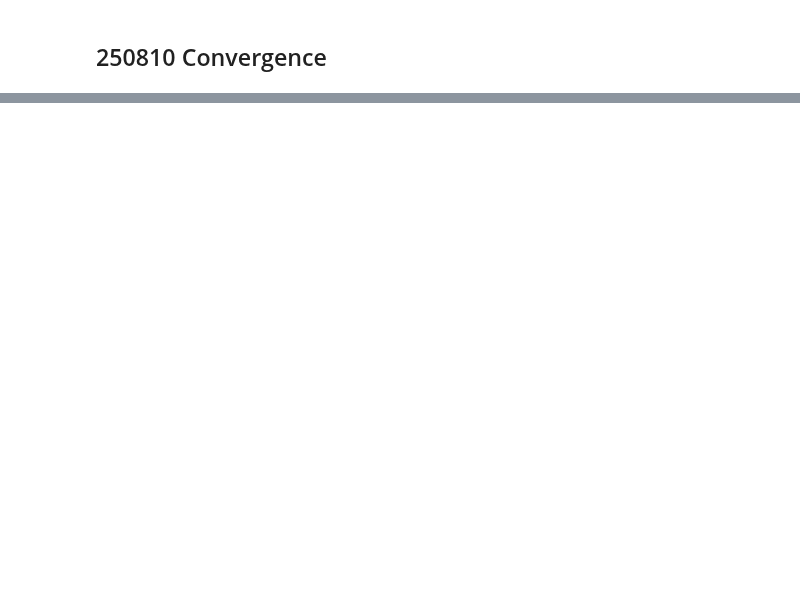
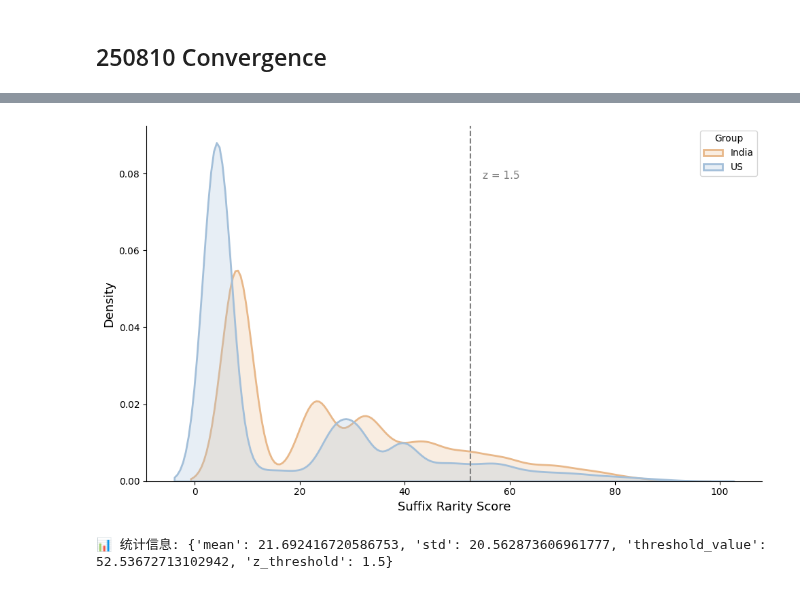
Before and after one commit to sdaza/Sequenzo, a Jupyter notebook: original_datasets_and_cleaning/qiqi/250808_tree/05_convergence.ipynb, the cells around one changed output, grey strips where cells are left out. Saved outputs shown, nothing was run; the diff lists cells and outputs as text; code cells hidden in the pictures; blank space fills up the shorter version.

```diff
--- a/original_datasets_and_cleaning/qiqi/250808_tree/05_convergence.ipynb
+++ b/original_datasets_and_cleaning/qiqi/250808_tree/05_convergence.ipynb
@@ -44,0 +90,18 @@ us_model = IndividualConvergence(us_sequences)
+# %%
+# ------------------------
+# Step 4: 计算个体层指标
+# ------------------------
+
+# 赋值回 dataframe
+india_df["converged"] = india_model.compute_converged()
+india_df["first_convergence_year"] = india_model.compute_first_convergence_year()
+india_df["suffix_rarity_score"] = india_model.compute_suffix_rarity_score()
+india_df["path_uniqueness"] = india_model.compute_path_uniqueness()
+
+us_df["converged"] = us_model.compute_converged()
+us_df["first_convergence_year"] = us_model.compute_first_convergence_year()
+us_df["suffix_rarity_score"] = us_model.compute_suffix_rarity_score()
+us_df["path_uniqueness"] = us_model.compute_path_uniqueness()
+
+# 合并回总数据
+df = pd.concat([india_df, us_df], ignore_index=True)
@@ -44,0 +134,22 @@ us_model = IndividualConvergence(us_sequences)
+# %%
+# 🎉 使用新的通用可视化函数！
+# 演示 plot_prefix_rarity_distribution 的各种用法
+
+# 示例1：多组对比，带阈值线（你现在正在使用的效果）
+data_dict = {
+    "India": india_df["suffix_rarity_score"].tolist(),
+    "US": us_df["suffix_rarity_score"].tolist()
+}
+
+stats = plot_suffix_rarity_distribution(
+    data=data_dict,
+    colors={"India": "#E8B88A", "US": "#A3BFD9"},
+    show_threshold=True,
+    z_threshold=1.5,
+    save_as="suffix_rarity_distribution_with_threshold"
+)
+
+print("📊 统计信息:", stats)
+# %% [output]
+[figure, added]
+📊 统计信息: {'mean': 21.692416720586753, 'std': 20.562873606961777, 'threshold_value': 52.53672713102942, 'z_threshold': 1.5}
```
Also changed, not shown: parts of 5 cells of this notebook, 9 other files.
